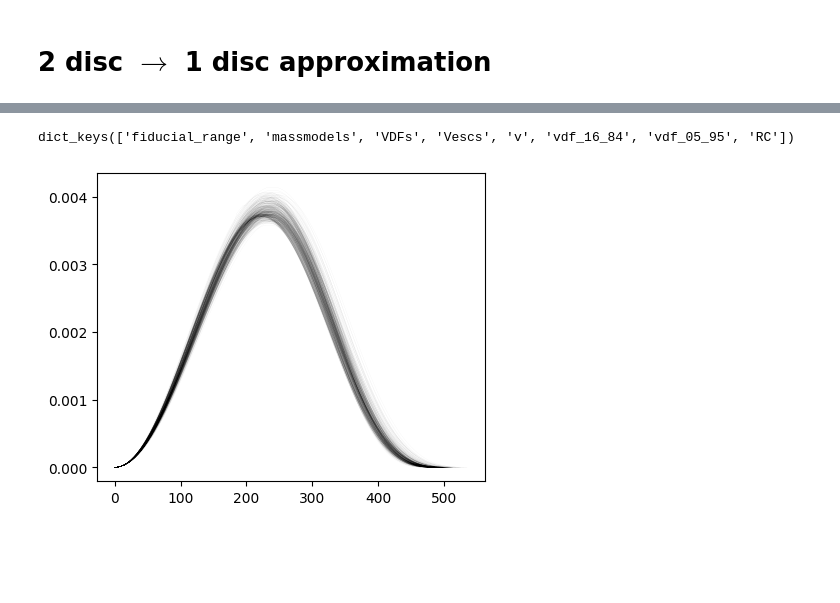
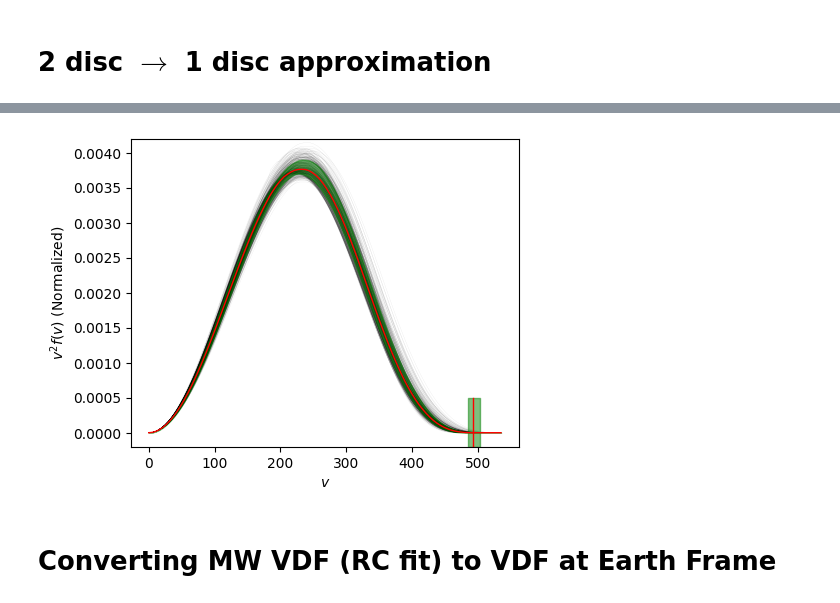
Before and after one commit to Manush19/MWlocalDM, a Jupyter notebook: Notebooks/MWRC_analysis.ipynb, the cells around one changed output, grey strips where cells are left out. Saved outputs shown, nothing was run; the diff lists cells and outputs as text; code cells hidden in the pictures; blank space fills up the shorter version.

```diff
--- a/Notebooks/MWRC_analysis.ipynb
+++ b/Notebooks/MWRC_analysis.ipynb
@@ -333,7 +348,3 @@ for i in tqdm(range(0,sampN,stepN)):
     params_ = samp[i]
     vdf_ = VDF_MW(params_)
     vdf_chain.append(vdf_)
-# %%
-MW_dict.keys()
-# %% [output]
-dict_keys(['fiducial_range', 'massmodels', 'VDFs', 'Vescs', 'v', 'vdf_16_84', 'vdf_05_95', 'RC'])
@@ -346,8 +350,0 @@ pickle.dump(MW_dict, open('../Output/'))
-# %%
-fig,ax = plt.subplots(figsize = (5,4))
-
-for vdf_ in vdf_chain:
-    v,vdf,vesc = vdf_
-    ax.plot(v,vdf,c = 'k',lw = 0.1,alpha = 0.1)
-# %% [output]
-[figure, removed]
@@ -353,0 +363,45 @@ for vdf_ in vdf_chain:
+# %%
+vdf_RC = MW_dict['vdf_RCfit']
+
+MW_dict['vdf_RCfit'] = {'vdfs': vdfs,
+                        'v': v,
+                        'vdf_mean': vdf_mean,
+                        'vescs': vescs,
+                        'vdf_16_84': vdf_16_84,
+                        'vdf_05_95': vdf_05_95,
+                        'vdf_chain': np.array([vdf_chain[i][1] for i in range(len(vdf_chain)) ]).T,
+                        'v_chain': np.array([vdf_chain[i][0] for i in range(len(vdf_chain)) ]).T
+                        }
+
+MW_dict_ = MW_dict.copy()
+MW_dict = {}
+
+MW_dict['fiducial_range'] = MW_dict_['fiducial_range']
+MW_dict['massmodels'] = MW_dict_['massmodels']
+MW_dict['RC'] = MW_dict_['RC']
+MW_dict['vdf_massmodels'] = MW_dict_['vdf_massmodels']
+MW_dict['vdf_RCfit'] = MW_dict_['vdf_RCfit']
+
+# pickle.dump(MW_dict, open('../Output/MW_dict.pkl','wb'))
+MW_dict = pickle.load(open('../Output/MW_dict.pkl','rb'))
+# %%
+fig,ax = plt.subplots(figsize = (5,4))
+
+vdf_RC = MW_dict['vdf_RCfit']
+
+ax.plot('v_chain','vdf_chain',data = vdf_RC,c = 'k',alpha = 0.1,lw = 0.2,zorder = 0);
+ax.plot('v','vdf_mean',data = vdf_RC,c = 'r',lw = 1,zorder = 2)
+ax.fill_between('v',vdf_RC['vdf_16_84'][0],vdf_RC['vdf_16_84'][1],data = vdf_RC,zorder = 1,alpha = 0.5,color = 'g')
+
+vesc = np.percentile(vdf_RC['vescs'],50)
+ax.plot([vesc]*2,[-0.0002,0.0005],c = 'r',lw = 1,zorder = 2)
+ax.fill_betweenx([-0.0002,0.0005],*np.percentile(vdf_RC['vescs'],[16,84]),color = 'g',alpha = 0.5,zorder = 1)
+
+ax.set_xlabel('$v$')
+ax.set_ylabel(r'$v^2 f(v)$ (Normalized)')
+ax.set_ylim(-0.0002,0.0042)
+plt.savefig('../Output/figures/MW_VDF.png',bbox_inches = 'tight',dpi = 300)
+# %% [output]
+[figure, added]
+# %% [markdown]
+# Converting MW VDF (RC fit) to VDF at Earth Frame
```
Also changed, not shown: parts of 8 cells of this notebook, 4 other files.
